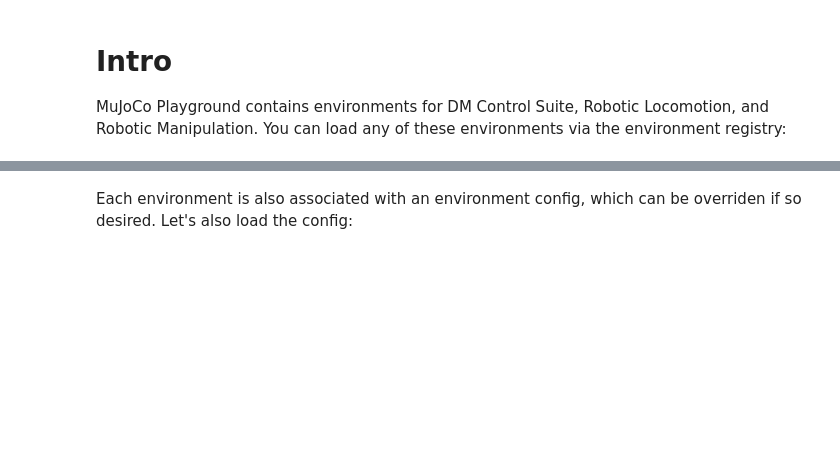
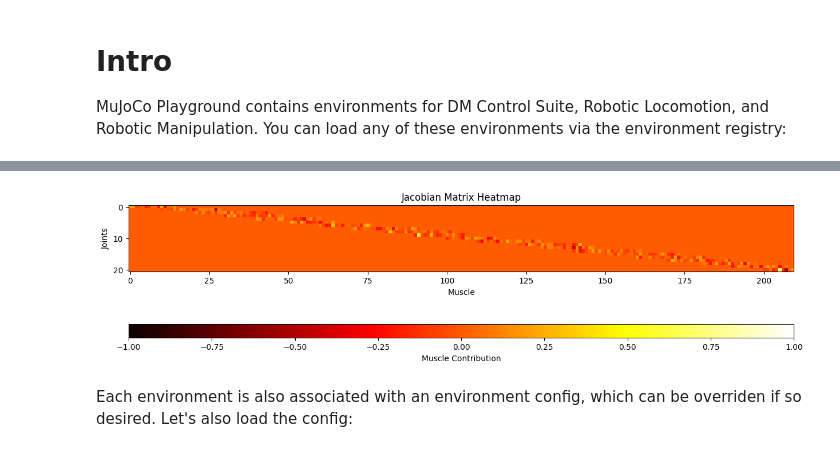
Before and after one commit to Hippozhibos/mujoco_playground, a Jupyter notebook: learning/notebooks/CyberSpine_P1.ipynb, the cells around one changed output, grey strips where cells are left out. Drawn from its saved outputs; the diff is of its cells as text; code cells hidden in the pictures; blank space fills up the shorter version.

```diff
--- a/learning/notebooks/CyberSpine_P1.ipynb
+++ b/learning/notebooks/CyberSpine_P1.ipynb
@@ -152,3 +184,35 @@ env
+# %%
+import matplotlib.colors as mcolors
+
+# 假设 J 已经是一个 NumPy 数组，直接从文件加载
+J = np.load('J.npy')  # 加载之前保存的 J.npy
+
+# 创建一个掩蔽矩阵，零值掩蔽为白色
+masked_J = np.ma.masked_equal(J, 0)
+
+# 创建一个自定义的颜色图
+cmap = plt.cm.hot
+cmap.set_under('lightgray')  # 设置低于最小值（即零值）的颜色为灰色
+
+# 调整 figure 的大小，使其更适合矩阵的形状
+plt.figure(figsize=(15, 12))
+
+# 创建热图，使用掩蔽矩阵，并设置颜色
+im = plt.imshow(masked_J, cmap=cmap, interpolation='nearest', vmax=1, vmin=-1)  # 设定最小显示值
+
+# 添加标签和标题
+plt.title('Jacobian Matrix Heatmap')
+plt.xlabel('Muscle')
+plt.ylabel('Joints')
+
+# 显示横向的 colorbar
+cbar = plt.colorbar(im, orientation='horizontal', pad=0.1, aspect=50)  # 设置横向，调整大小
+cbar.set_label('Muscle Contribution')  # 为 colorbar 添加标签
+
+# 显示热图
+plt.show()
+# %% [output]
+[figure, added]
 # %% [markdown]
 Each environment is also associated with an environment config, which can be overriden if so desired. Let's also load the config:
 # %%
```
Also changed, not shown: parts of 9 cells of this notebook, 6 other files.
